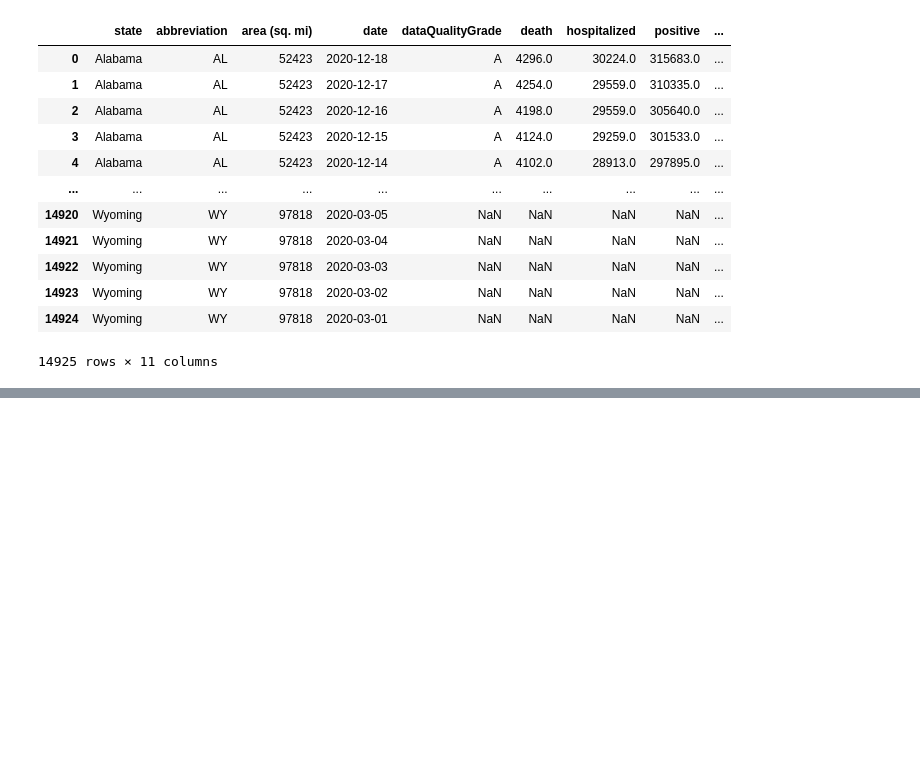
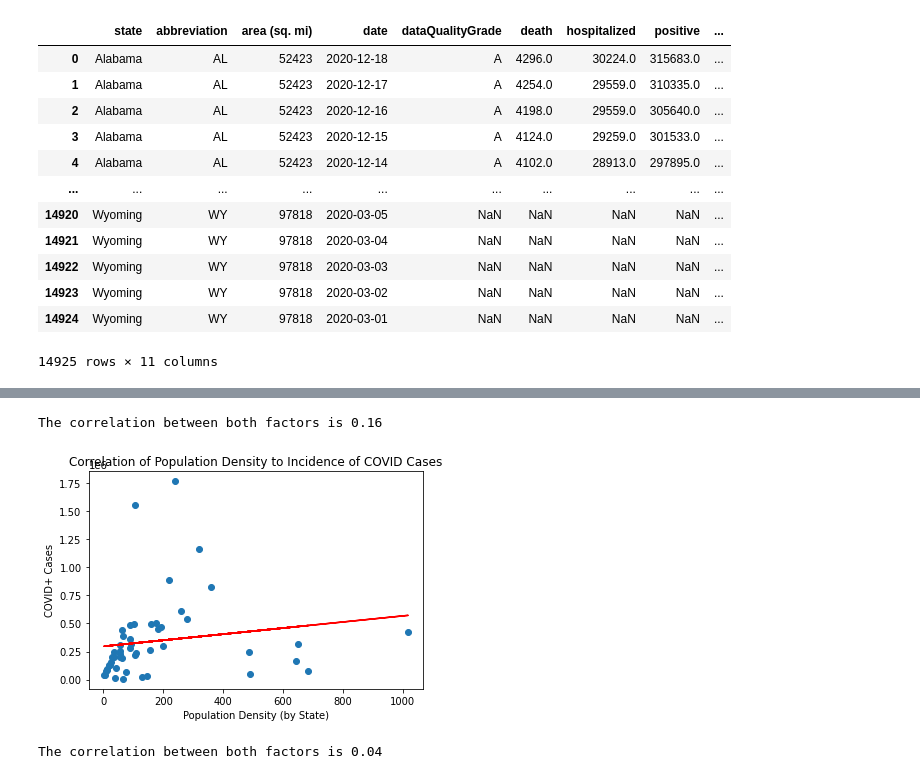
Before and after one commit to lcarbo/US_COVID_Project, a Jupyter notebook: Testing_Script.ipynb, the cells around one changed output, grey strips where cells are left out. Saved outputs shown, nothing was run; the diff lists cells and outputs as text; code cells hidden in the pictures; blank space fills up the shorter version.

```diff
--- a/Testing_Script.ipynb
+++ b/Testing_Script.ipynb
@@ -157,3 +159,11 @@ recent_df
 #add a column to the covid_state data frame that calculates population density
 # %%
 # covid_state.to_csv("COVID_State.csv", index = False)
+# %%
+census_key = 'e3bdb742454fec392bd8e25113654b613eae40f0'
+c = Census(census_key, year = 2019)
+
+census_data = c.acs5.get(("NAME", "B19013_001E", "B01003_001E", "B01002_001E",
+                          "B19301_001E"), {'for': 'state:*'})
+# Convert to DataFrame
+census_pd = pd.DataFrame(census_data)
@@ -159,0 +265,24 @@ recent_df
+# %%
+# Find and print the correlation of Population Density to COVID Cases
+correlation = st.pearsonr(final_df_outlier["Population Density"],final_df_outlier["Positive"])
+print(f"The correlation between both factors is {round(correlation[0],2)}")
+
+# Show the linear regression model for the scatter plot data
+x_values = final_df_outlier["Population Density"]
+y_values = final_df_outlier["Positive"]
+(slope, intercept, rvalue, pvalue, stderr) = st.linregress(x_values, y_values)
+regress_values = x_values * slope + intercept
+plt.scatter(x_values,y_values)
+plt.plot(x_values,regress_values,"r-")
+plt.ylabel("COVID+ Cases")
+plt.xlabel("Population Density (by State)")
+plt.title("Correlation of Population Density to Incidence of COVID Cases")
+plt.show()
+# %% [output]
+The correlation between both factors is 0.16
+[figure, added]
+# %%
+correlation = st.pearsonr(final_df_outlier["Median Household Income"],final_df_outlier["Positive"])
+print(f"The correlation between both factors is {round(correlation[0],2)}")
+# %% [output]
+The correlation between both factors is 0.04
```
Also changed, not shown: parts of 12 cells of this notebook, 1 other file.
